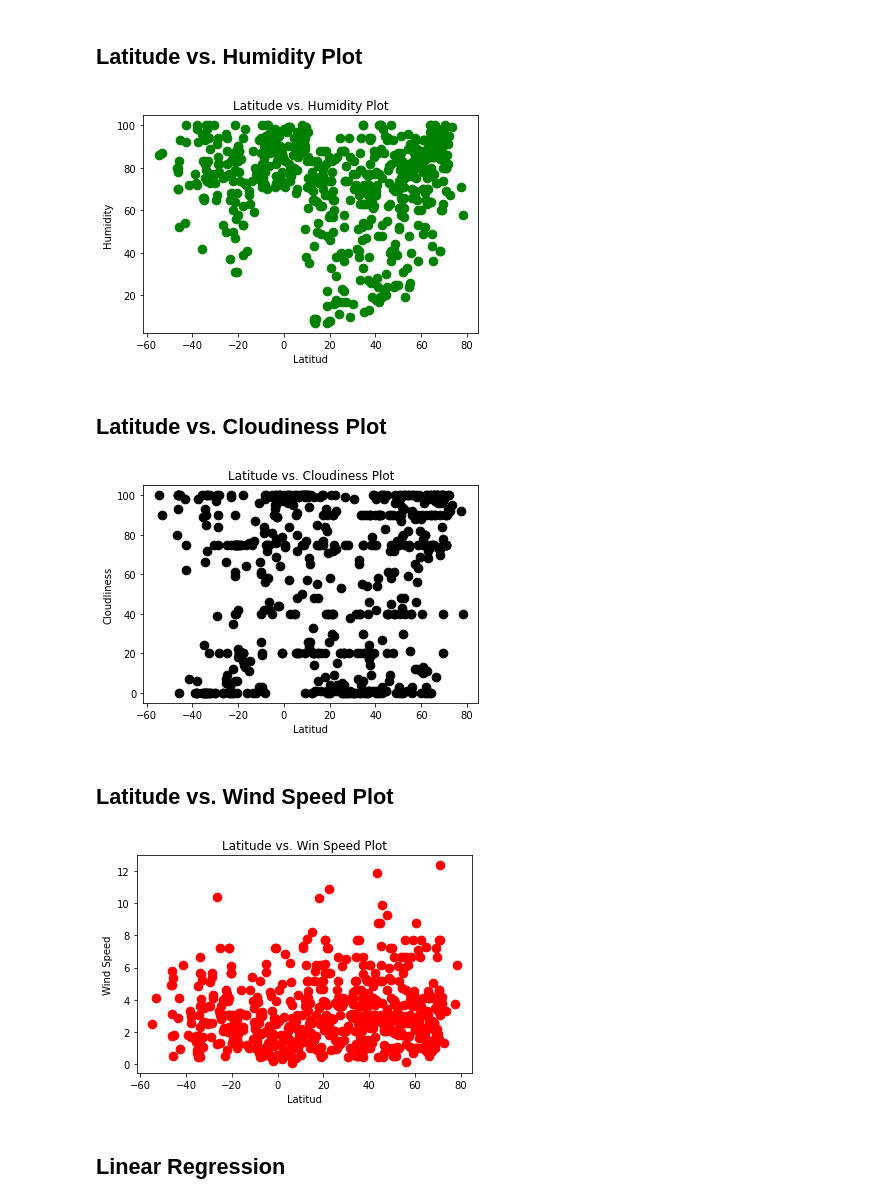
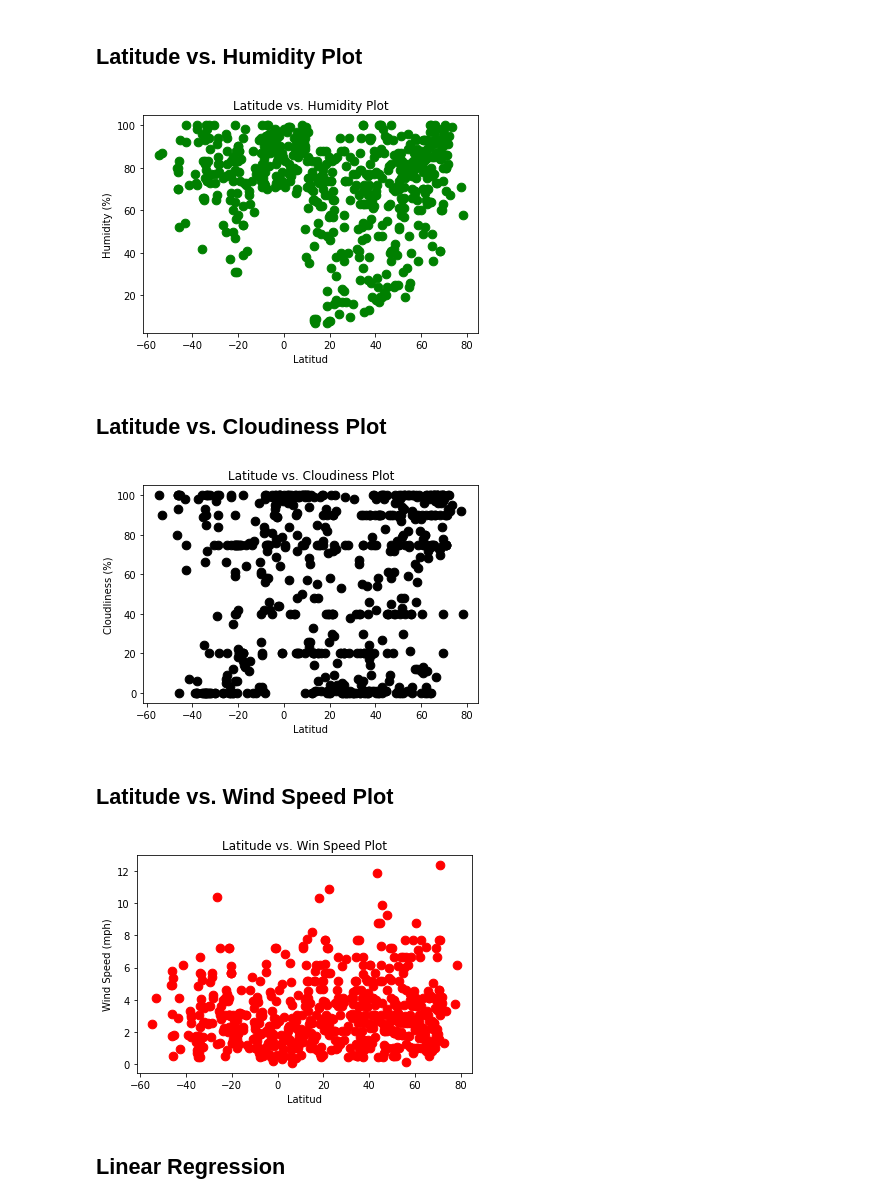
Before and after one commit to JoseH-Git/python-api-challenge, a Jupyter notebook: WeatherPy/WeatherPy.ipynb, the cells around one changed output. Drawn from its saved outputs; the diff is of its cells as text; code cells hidden in the pictures.

```diff
--- a/WeatherPy/WeatherPy.ipynb
+++ b/WeatherPy/WeatherPy.ipynb
@@ -215,13 +206,13 @@ marker_size=15
 plt.scatter(cities_dict_df['Lat'],cities_dict_df['Humidity'],s=75, color="green")
 plt.title("Latitude vs. Humidity Plot")
 plt.xlabel("Latitud")
-plt.ylabel("Humidity")
+plt.ylabel("Humidity (%)")
 
 
 plt.savefig("../Images/Latitude vs. Humidity Plot.png", bbox_inches = "tight")
 plt.show()
 # %% [output]
-[figure, old version]
+[figure, new version]
 # %% [markdown]
 ## Latitude vs. Cloudiness Plot
 # %%
@@ -229,27 +220,27 @@ marker_size=15
 plt.scatter(cities_dict_df['Lat'],cities_dict_df['Cloudiness'],s=75, color="black")
 plt.title("Latitude vs. Cloudiness Plot")
 plt.xlabel("Latitud")
-plt.ylabel("Cloudliness")
+plt.ylabel("Cloudliness (%)")
 
 
 plt.savefig("../Images/Latitude vs. Cloudliness.png", bbox_inches = "tight")
 plt.show()
 # %% [output]
-[figure, old version]
+[figure, new version]
 # %% [markdown]
 ## Latitude vs. Wind Speed Plot
 # %%
 marker_size=15
 plt.scatter(cities_dict_df['Lat'],cities_dict_df['Wind Speed'],s=75, color="red")
 plt.title("Latitude vs. Win Speed Plot")
 plt.xlabel("Latitud")
-plt.ylabel("Wind Speed")
+plt.ylabel("Wind Speed (mph)")
 
 
 plt.savefig("../Images/Latitude vs. Wind Speed Plot.png", bbox_inches = "tight")
 plt.show()
 # %% [output]
-[figure, old version]
+[figure, new version]
 # %% [markdown]
 ## Linear Regression
 # %%
```
Also changed, not shown: parts of 13 cells of this notebook, 11 other files.
